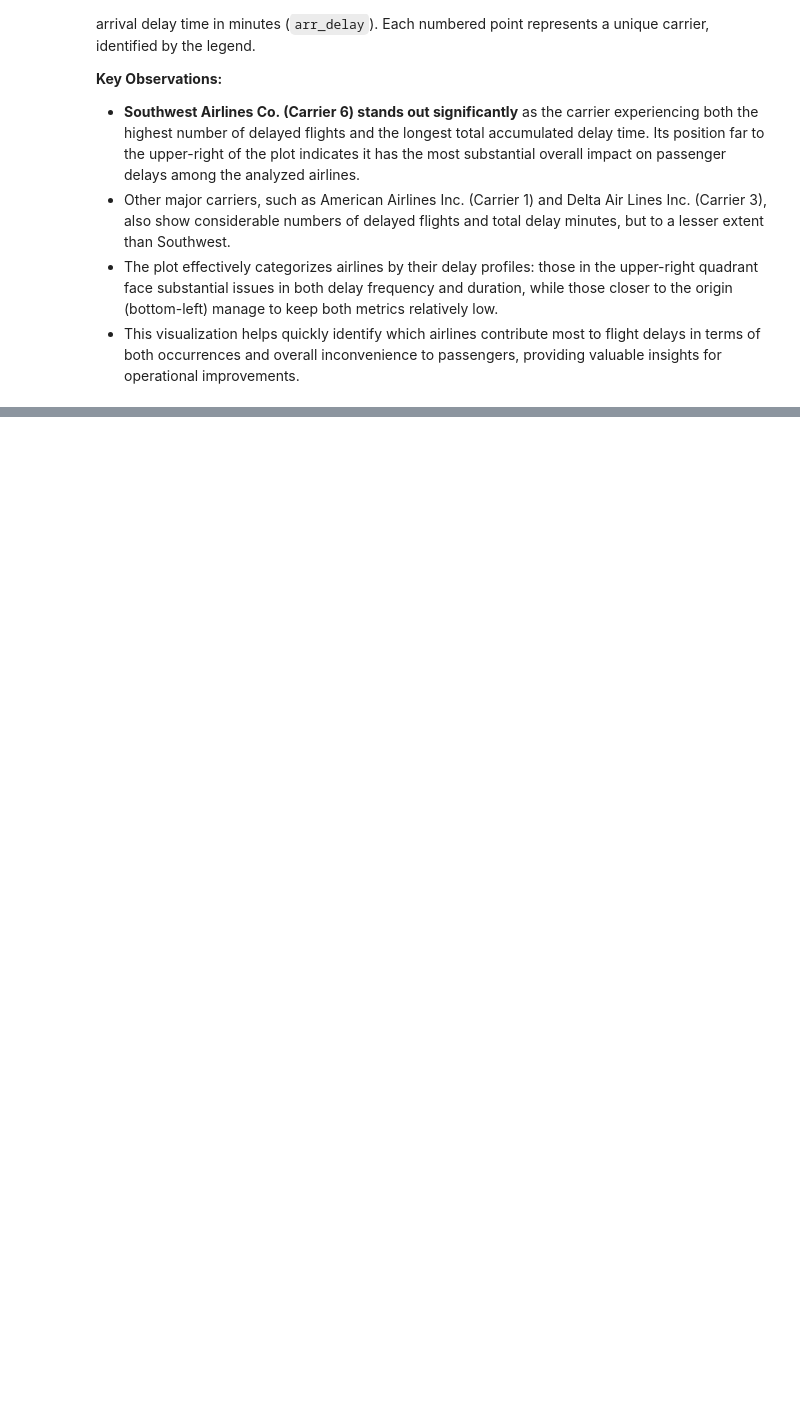
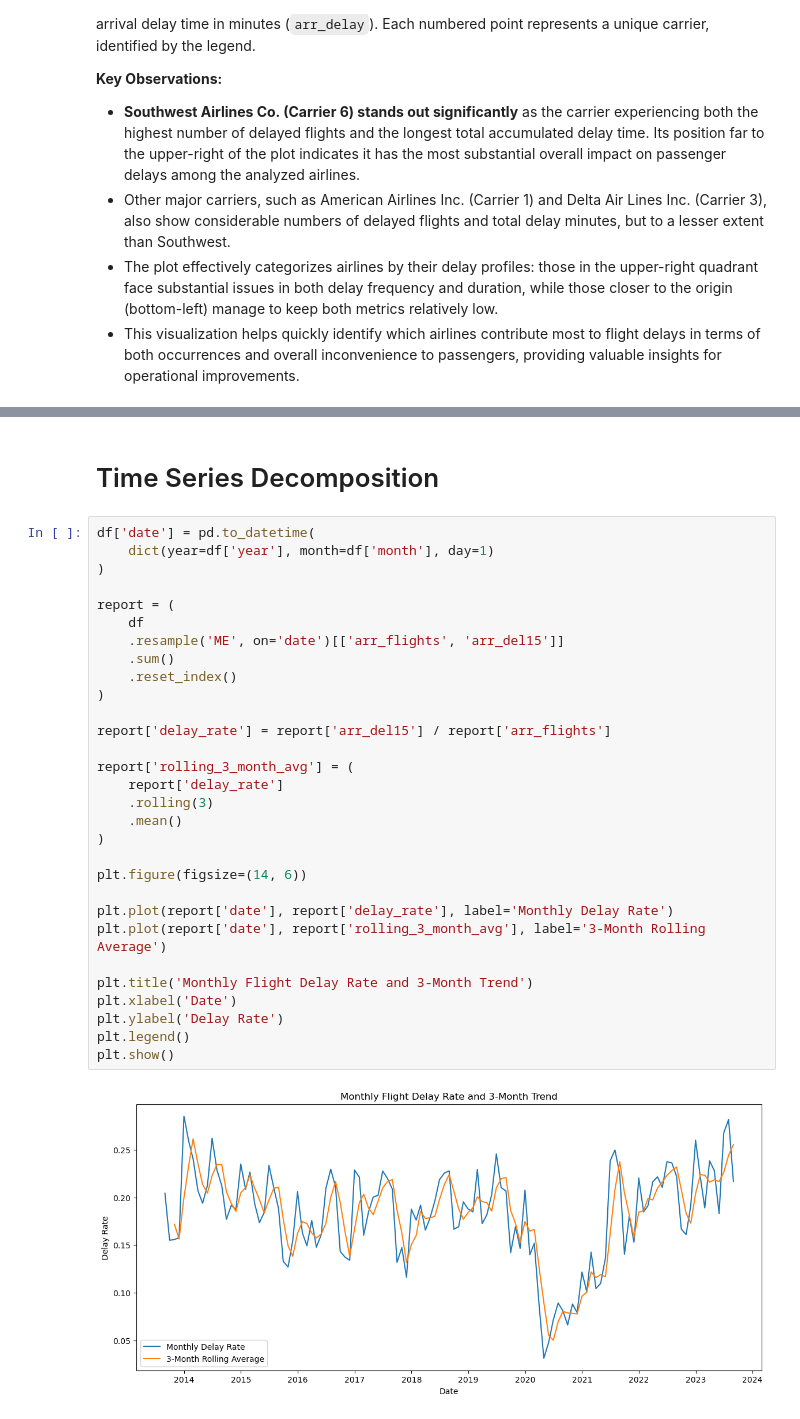
Before and after one commit to naufilsakran/Flight_Delay_Data_Analysis, a Jupyter notebook: Project_report.ipynb, the cells around one changed output, grey strips where cells are left out. Cells and saved outputs as stored; diff of their text form; blank space fills up the shorter version.

```diff
--- a/Project_report.ipynb
+++ b/Project_report.ipynb
@@ -929,0 +978,34 @@ The scatter plot above visualizes the delay severity for airlines that have oper
+# %% [markdown]
+# Time Series Decomposition
+# %%
+df['date'] = pd.to_datetime(
+    dict(year=df['year'], month=df['month'], day=1)
+)
+
+report = (
+    df
+    .resample('ME', on='date')[['arr_flights', 'arr_del15']]
+    .sum()
+    .reset_index()
+)
+
+report['delay_rate'] = report['arr_del15'] / report['arr_flights']
+
+report['rolling_3_month_avg'] = (
+    report['delay_rate']
+    .rolling(3)
+    .mean()
+)
+
+plt.figure(figsize=(14, 6))
+
+plt.plot(report['date'], report['delay_rate'], label='Monthly Delay Rate')
+plt.plot(report['date'], report['rolling_3_month_avg'], label='3-Month Rolling Average')
+
+plt.title('Monthly Flight Delay Rate and 3-Month Trend')
+plt.xlabel('Date')
+plt.ylabel('Delay Rate')
+plt.legend()
+plt.show()
+# %% [output]
+[figure, added]
```
Also changed, not shown: parts of 19 cells of this notebook.
